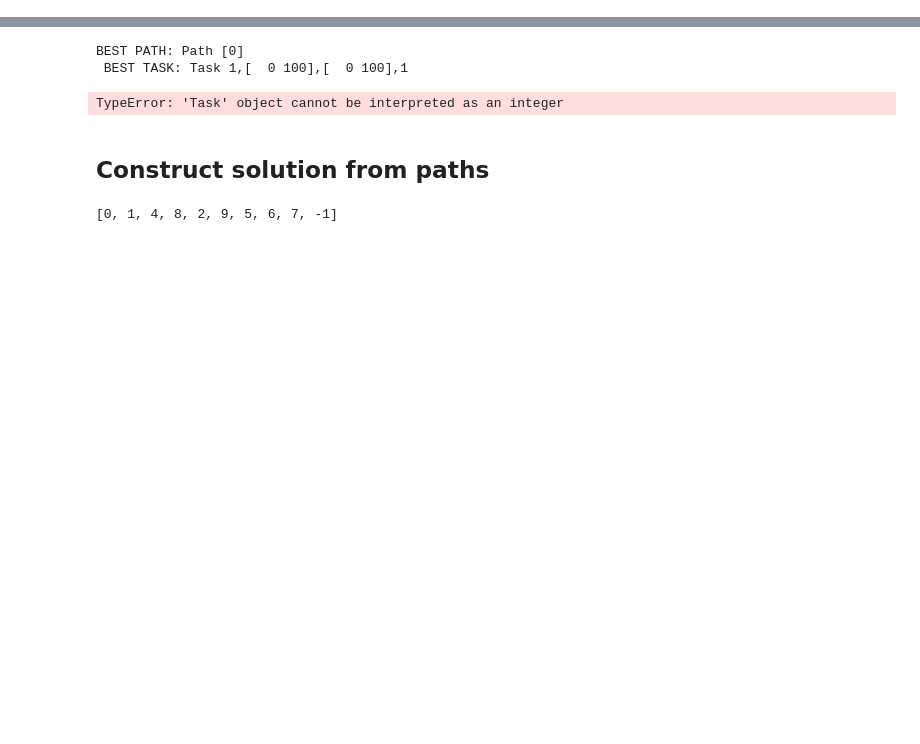
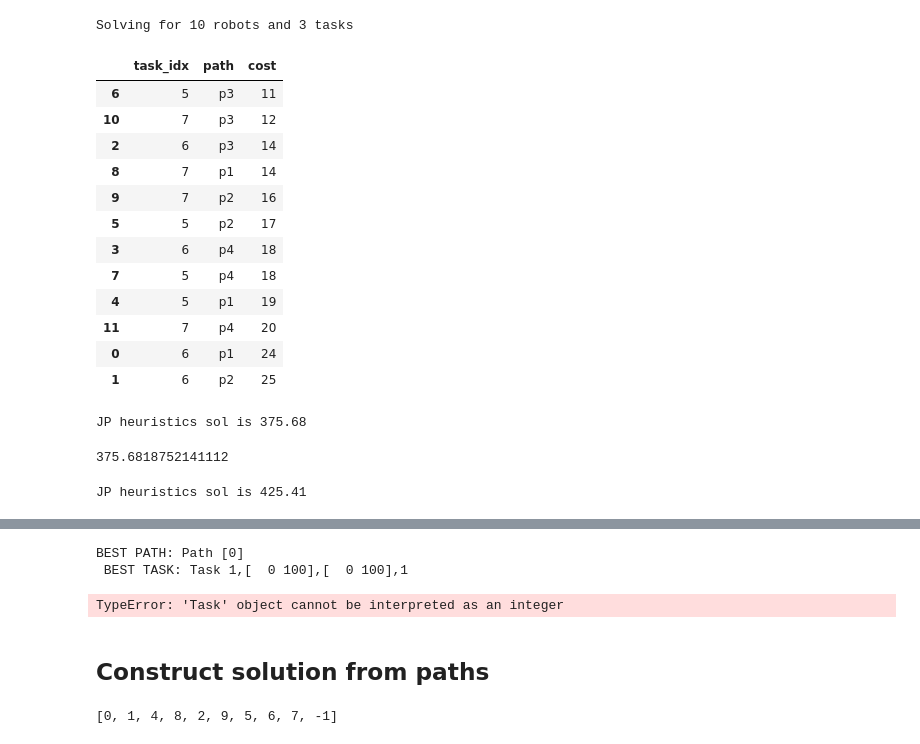
Before and after one commit to thaonc97/thao_phd_model, a Jupyter notebook: heuristics.ipynb, the cells around one changed output, grey strips where cells are left out. Saved outputs shown, nothing was run; the diff lists cells and outputs as text; code cells hidden in the pictures; blank space fills up the shorter version.

Commit message:
update VGeneralize solver no cplex

```diff
--- a/heuristics.ipynb
+++ b/heuristics.ipynb
@@ -20,0 +19,30 @@ data_name = 'data1'
+# %%
+method = 5
+
+total_robots = 10
+random_data = False
+
+data_type = 'csv'
+data_name = 'data2.csv'
+# data_name = 'wr2/bar-n100-1-3.csv' #real data
+# dist_path = 'wr2/bar-n100-1-dist.csv' #real data
+total_tasks = 6 # random data
+
+if False:
+    is_depot_task = True
+else:
+    is_depot_task = False #TODO remove this
+if random_data:
+    raw = gen_data(total_robots, total_tasks, False, is_depot_task)
+else:
+    raw = get_data(data_name, data_type, is_depot_task)
+
+print(f'Solving for {total_robots} robots and {len(raw.tasks)} tasks')
+
+processed_h = heuristic.process_greedy_1(raw)
+depot = processed_h.depot
+tasks = processed_h.tasks
+c_travel = helpers.create_task_dist_dict(depot,tasks)
+c_operate = helpers.create_operate_dict(depot,tasks)
+# %% [output]
+Solving for 10 robots and 3 tasks
@@ -20,0 +51,36 @@ data_name = 'data1'
+# %%
+
+# L = {6:{'p1':24,'p2':25,'p3':14,'p4':18},5:{'p1':19,'p2':10,'p3':17,'p4':18},7:{'p1':14,'p2':16,'p3':12,'p4':20}}
+L = {6:{'p1':24,'p2':25,'p3':14,'p4':18},5:{'p1':19,'p2':17,'p3':11,'p4':18},7:{'p1':14,'p2':16,'p3':12,'p4':20}}
+#task 6 need 2 robots, task 5 need 2 robots, task 7 need 1 robots
+L_list = [(task_idx,path,cost) for task_idx in L for path,cost in L[task_idx].items()]
+L_list
+# Create a dataframe from L_list
+df_L = pd.DataFrame(L_list, columns = ['task_idx', 'path', 'cost']).sort_values('cost')
+df_L
+# %% [output]
+|  | task_idx | path | cost |
+| 6 | 5 | p3 | 11 |
+| 10 | 7 | p3 | 12 |
+| 2 | 6 | p3 | 14 |
+| 8 | 7 | p1 | 14 |
+| 9 | 7 | p2 | 16 |
+| 5 | 5 | p2 | 17 |
+| 3 | 6 | p4 | 18 |
+| 7 | 5 | p4 | 18 |
+| 4 | 5 | p1 | 19 |
+| 11 | 7 | p4 | 20 |
+| 0 | 6 | p1 | 24 |
+| 1 | 6 | p2 | 25 |
+# %%
+solve_result_h_jp = heuristic.solve_greedy_jp_compare_start_time(processed_h, total_robots)
+solve_result_h_jp.get_makespan()
+# %% [output]
+JP heuristics sol is 375.68
+375.6818752141112
+# %%
+task_each_ite = 1
+solve_viet = heuristic.VGeneralizedSolver(processed_h,c_travel, c_operate)
+sol_viet = solve_viet.solve(total_robots,task_each_ite, False)
+# %% [output]
+JP heuristics sol is 425.41
```
Also changed, not shown: parts of 10 cells of this notebook, 21 other files.
